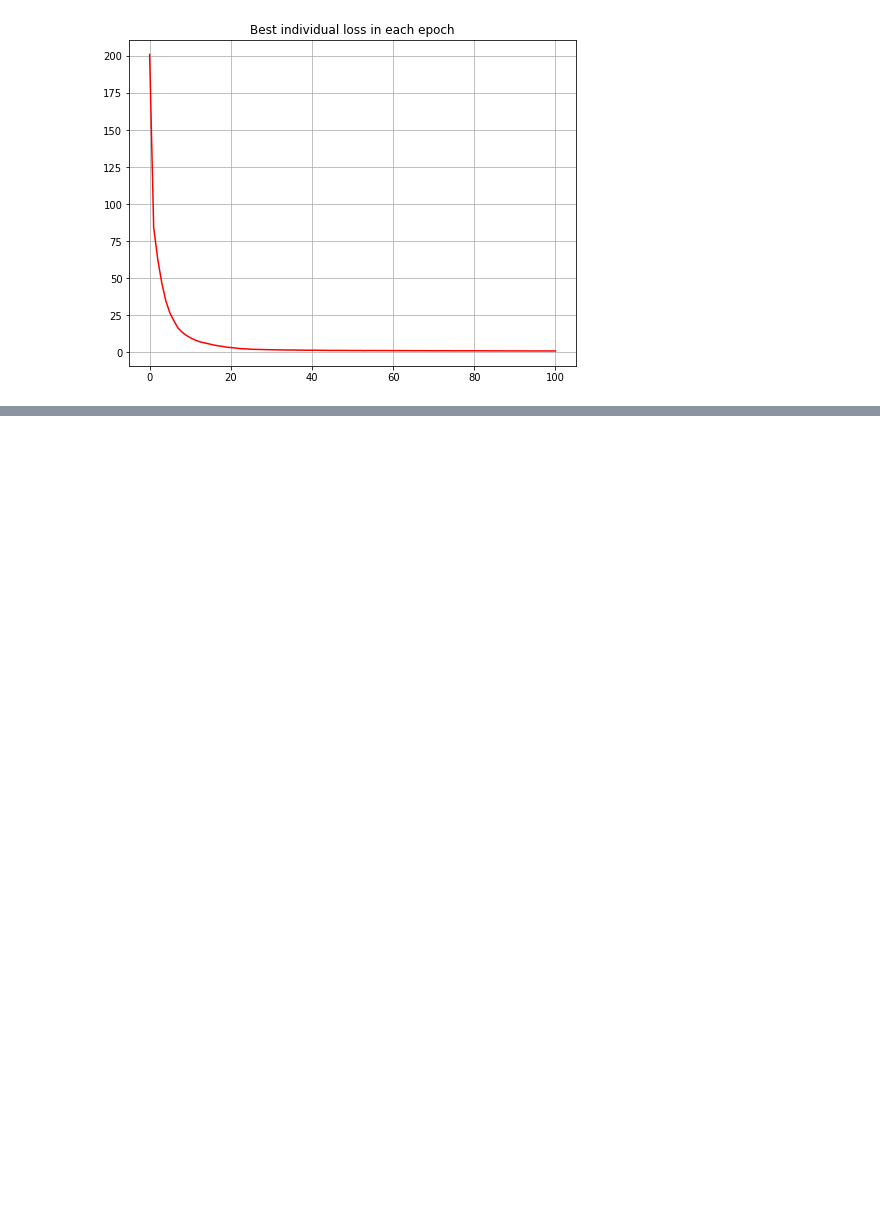
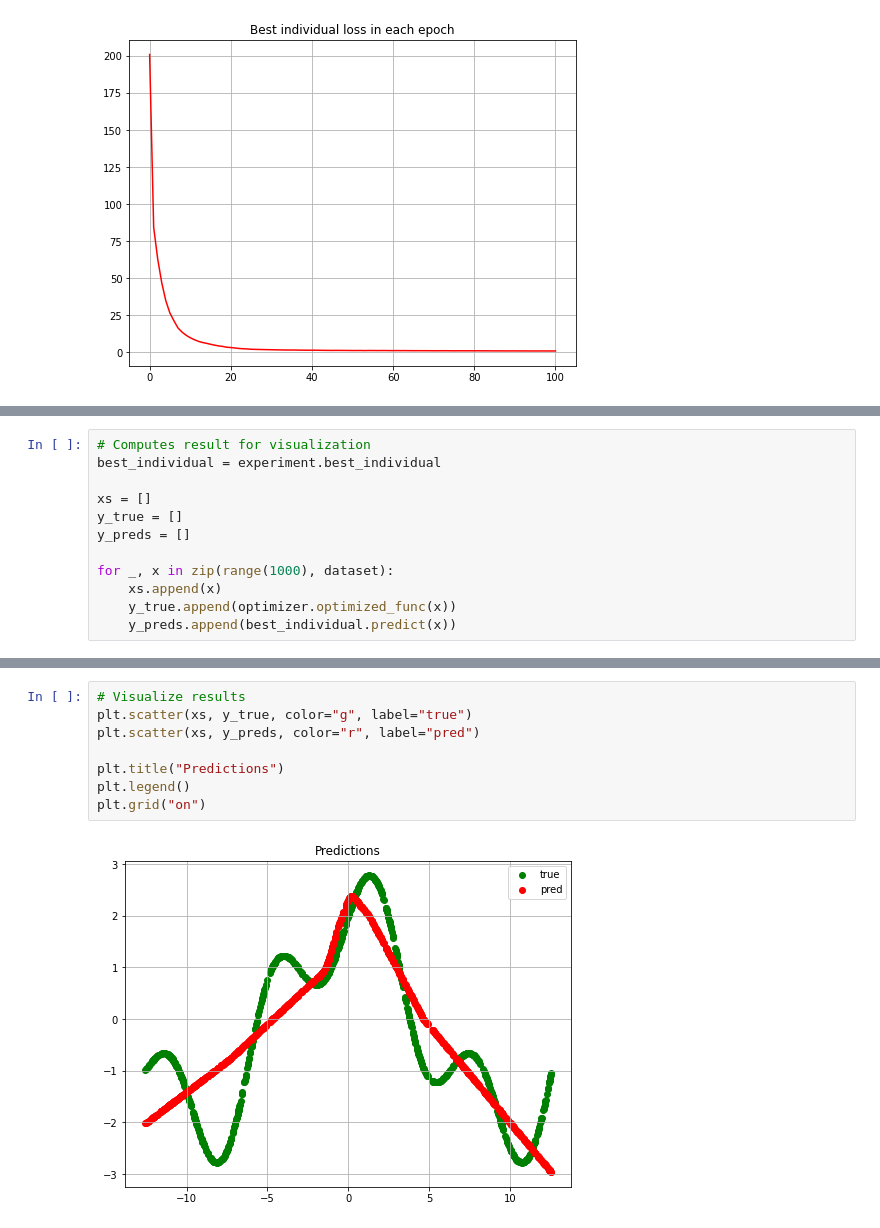
Before and after one commit to L0czek/Training-Neural-Networks-with-Evolution-Alg, a Jupyter notebook: notebooks/GradientDescent-dev.ipynb, the cells around one changed output, grey strips where cells are left out. Drawn from its saved outputs; the diff is of its cells as text; blank space fills up the shorter version.

```diff
--- a/notebooks/GradientDescent-dev.ipynb
+++ b/notebooks/GradientDescent-dev.ipynb
@@ -91,0 +128,12 @@ plt.grid("on")
+# %%
+# Computes result for visualization
+best_individual = experiment.best_individual
+
+xs = []
+y_true = []
+y_preds = []
+
+for _, x in zip(range(1000), dataset):
+    xs.append(x)
+    y_true.append(optimizer.optimized_func(x))
+    y_preds.append(best_individual.predict(x))
@@ -91,0 +148,10 @@ plt.grid("on")
+# %%
+# Visualize results
+plt.scatter(xs, y_true, color="g", label="true")
+plt.scatter(xs, y_preds, color="r", label="pred")
+
+plt.title("Predictions")
+plt.legend()
+plt.grid("on")
+# %% [output]
+[figure, added]
```
Also changed, not shown: parts of 5 cells of this notebook, 40 other files.
